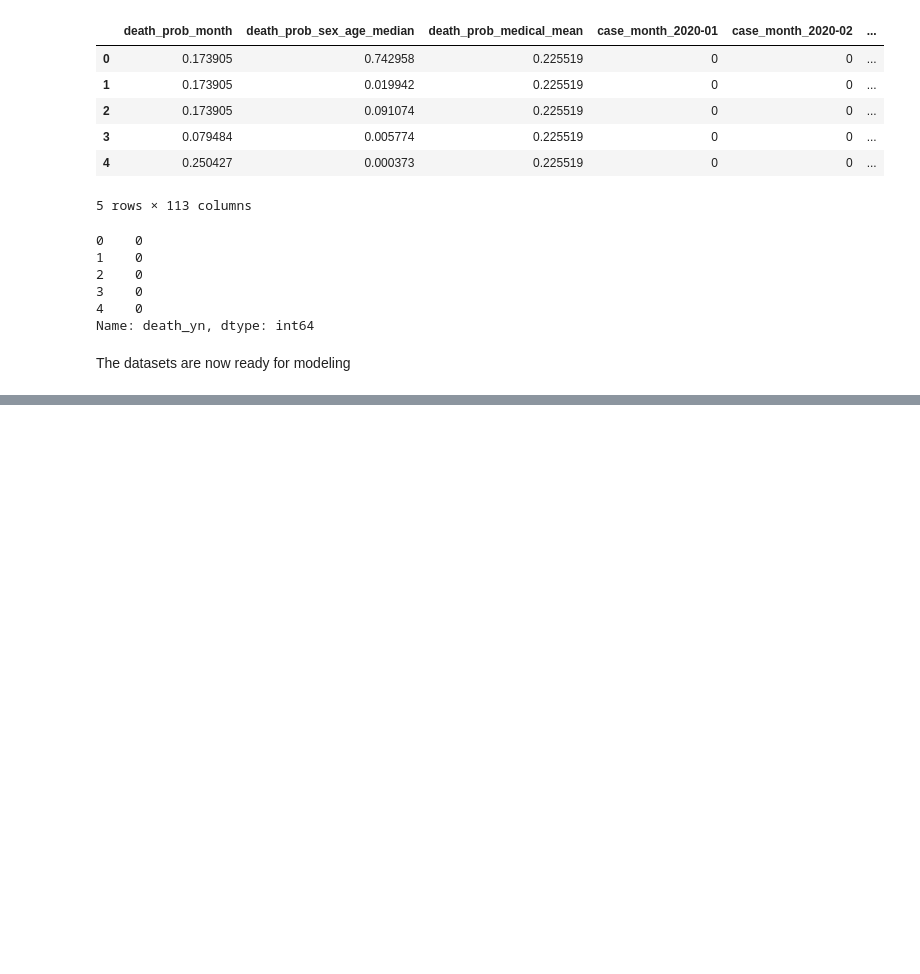
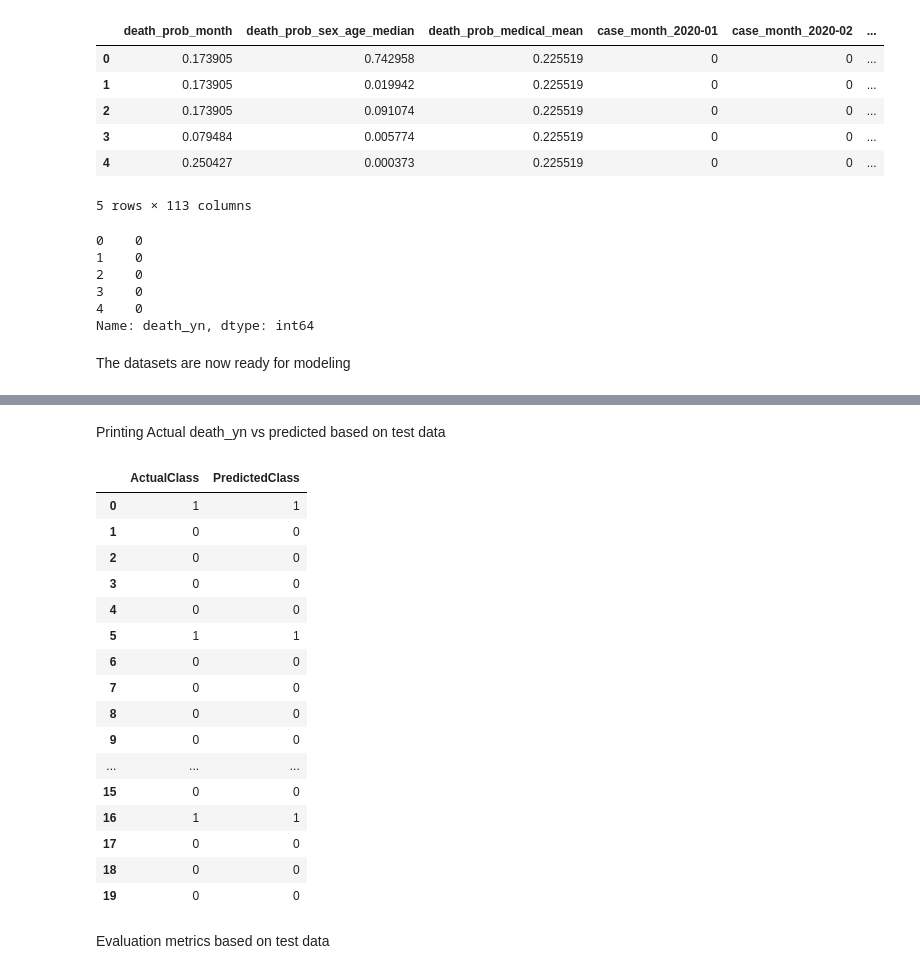
Before and after one commit to MichaelMoyles/MLCovid-19, a Jupyter notebook: 2022-Homework2-Notebook.ipynb, the cells around one changed output, grey strips where cells are left out. Saved outputs shown, nothing was run; the diff lists cells and outputs as text; code cells hidden in the pictures; blank space fills up the shorter version.

Commit message:
random forest added and updated dummy variable creation

```diff
--- a/2022-Homework2-Notebook.ipynb
+++ b/2022-Homework2-Notebook.ipynb
@@ -726,8 +726,8 @@ Now we have picked our descriptive features for the whole dataset, a number of a
 #### Set up dummy features.
 This will split up each categorical feature into a number of dummy features. The data type changes to "uint8"
 # %%
-# set up dummies features
-df_rev1 = pd.get_dummies(df_rev1)
+# set up dummies features, dropping the reference column to prevent multicollinearity
+df_rev1 = pd.get_dummies(df_rev1, drop_first=True)
 df_rev1.dtypes
 # %% [output]
 death_yn                        int64
@@ -875,0 +883,5 @@ The datasets are now ready for modeling
+# %%
+# Train RF with 100 trees
+rfc = RandomForestClassifier(n_estimators=100, max_features='auto', oob_score=True, random_state=1)
+# Train RF on training data
+rfc.fit(X_train, y_train)
@@ -875,0 +1037,28 @@ The datasets are now ready for modeling
+# %% [markdown]
+Printing Actual death_yn vs predicted based on test data
+# %%
+# Predicted class labels for all examples,
+# using the trained model, on in-sample data (same sample used for training and test)
+rfc_predictions_test = rfc.predict(X_test)
+df_true_vs_rfc_predicted_test = pd.DataFrame({'ActualClass': y_test, 'PredictedClass': rfc_predictions_test})
+df_true_vs_rfc_predicted_test.head(20)
+# %% [output]
+|  | ActualClass | PredictedClass |
+| 0 | 1 | 1 |
+| 1 | 0 | 0 |
+| 2 | 0 | 0 |
+| 3 | 0 | 0 |
+| 4 | 0 | 0 |
+| 5 | 1 | 1 |
+| 6 | 0 | 0 |
+| 7 | 0 | 0 |
+| 8 | 0 | 0 |
+| 9 | 0 | 0 |
+| ... | ... | ... |
+| 15 | 0 | 0 |
+| 16 | 1 | 1 |
+| 17 | 0 | 0 |
+| 18 | 0 | 0 |
+| 19 | 0 | 0 |
+# %% [markdown]
+Evaluation metrics based on test data
```
Also changed, not shown: parts of 31 cells of this notebook, 4 other files.
